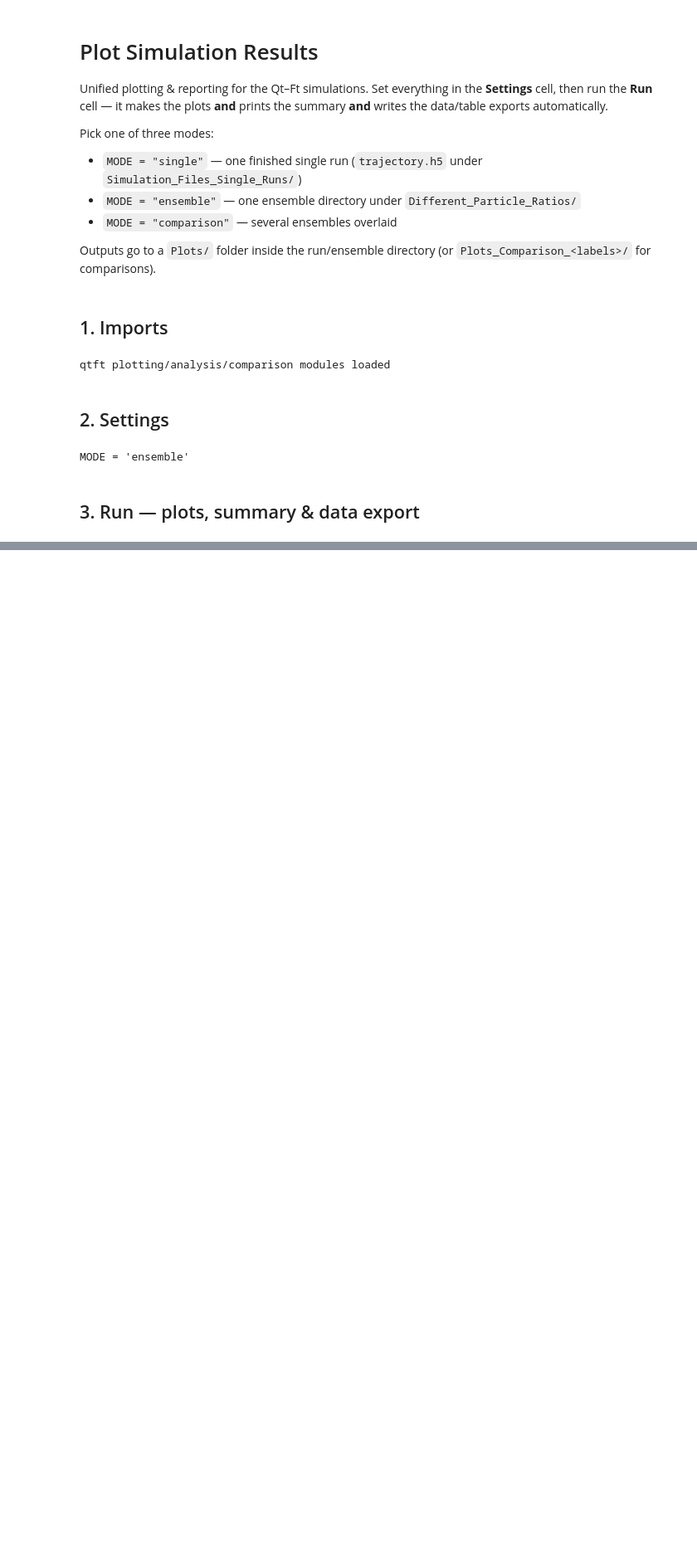
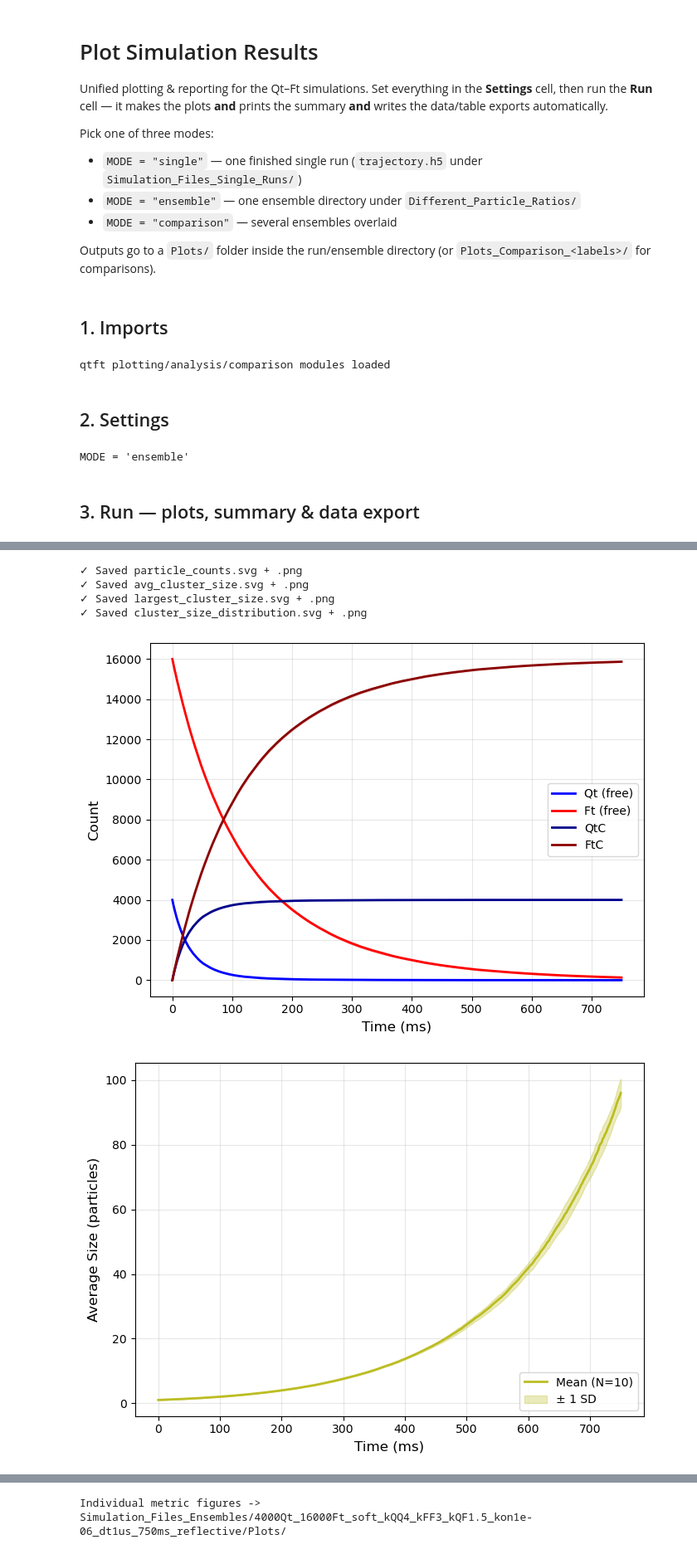
Before and after one commit to BenediktPfluger/iPRD-Simulation-Encapsulin-Ferritin-Sensor-ReaDDy2, a Jupyter notebook: Plot_Simulation_Results.ipynb, the cells around one changed output, grey strips where cells are left out. Shown at 83% size. Cells and saved outputs as stored; diff of their text form; code cells hidden in the pictures; blank space fills up the shorter version.

```diff
--- a/Plot_Simulation_Results.ipynb
+++ b/Plot_Simulation_Results.ipynb
@@ -245,0 +248,25 @@ Saved tables/CSVs to Simulation_Files_Ensembles/4000Qt_16000Ft_soft_kQQ4_kFF3_kQ
+# %%
+# ============================================================
+# INDIVIDUAL METRIC FIGURES  —  four standalone plots, no titles
+# ============================================================
+# Saved next to the panel, as SVG + PNG each:
+#     particle_counts            free Qt/Ft and clustered QtC/FtC
+#     avg_cluster_size           mean cluster size
+#     largest_cluster_size       largest cluster
+#     cluster_size_distribution  stacked fractions per size category
+# Titles are omitted so each figure can carry its own caption.
+
+for _label, _stats, _structural, _config in triples:
+    _suffix = "" if len(triples) == 1 else "_" + _label.replace(" ", "")
+    plotting.plot_metrics_separately(_stats, _structural, _config,
+                                     show_individual=SHOW_SPREAD,
+                                     save_dir=OUT, suffix=_suffix)
+plt.show()
+print(f"Individual metric figures -> {OUT}/")
+# %% [output]
+✓ Saved particle_counts.svg + .png
+✓ Saved avg_cluster_size.svg + .png
+✓ Saved largest_cluster_size.svg + .png
+✓ Saved cluster_size_distribution.svg + .png
+[figure, added]
+[figure, added]
@@ -245,0 +275 @@ Saved tables/CSVs to Simulation_Files_Ensembles/4000Qt_16000Ft_soft_kQQ4_kFF3_kQ
+Individual metric figures -> Simulation_Files_Ensembles/4000Qt_16000Ft_soft_kQQ4_kFF3_kQF1.5_kon1e-06_dt1us_750ms_reflective/Plots/
```
Also changed, not shown: parts of 3 cells of this notebook, 1 other file.
